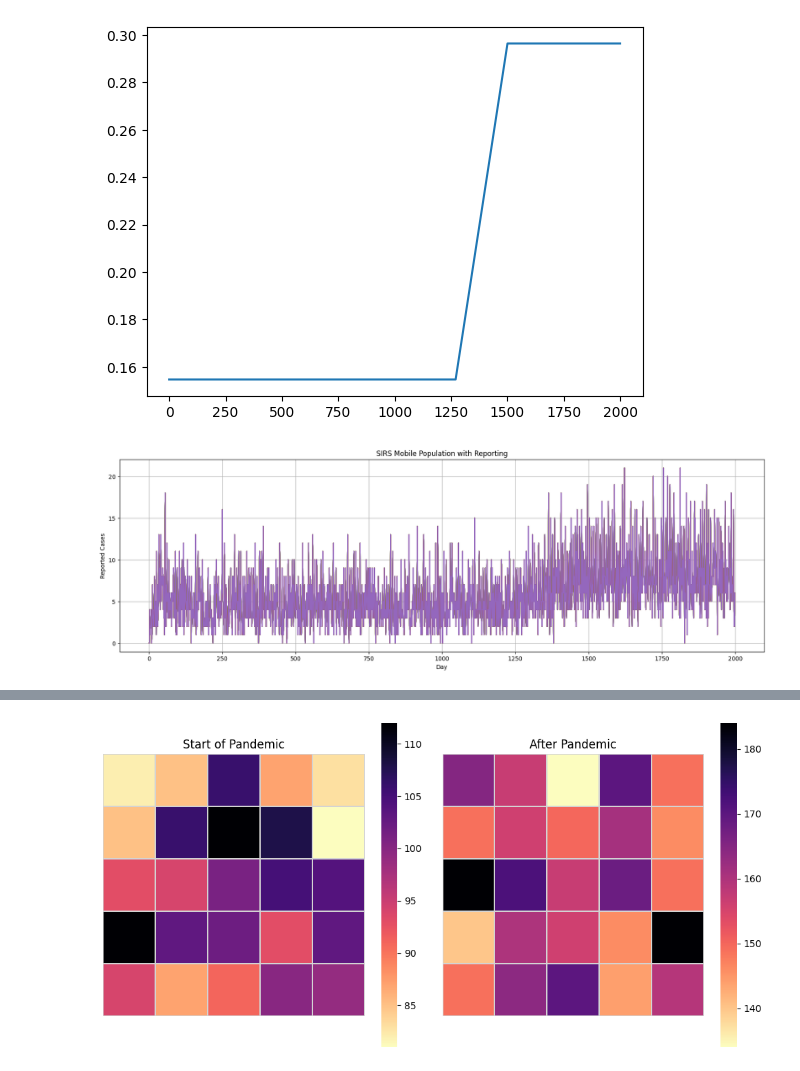
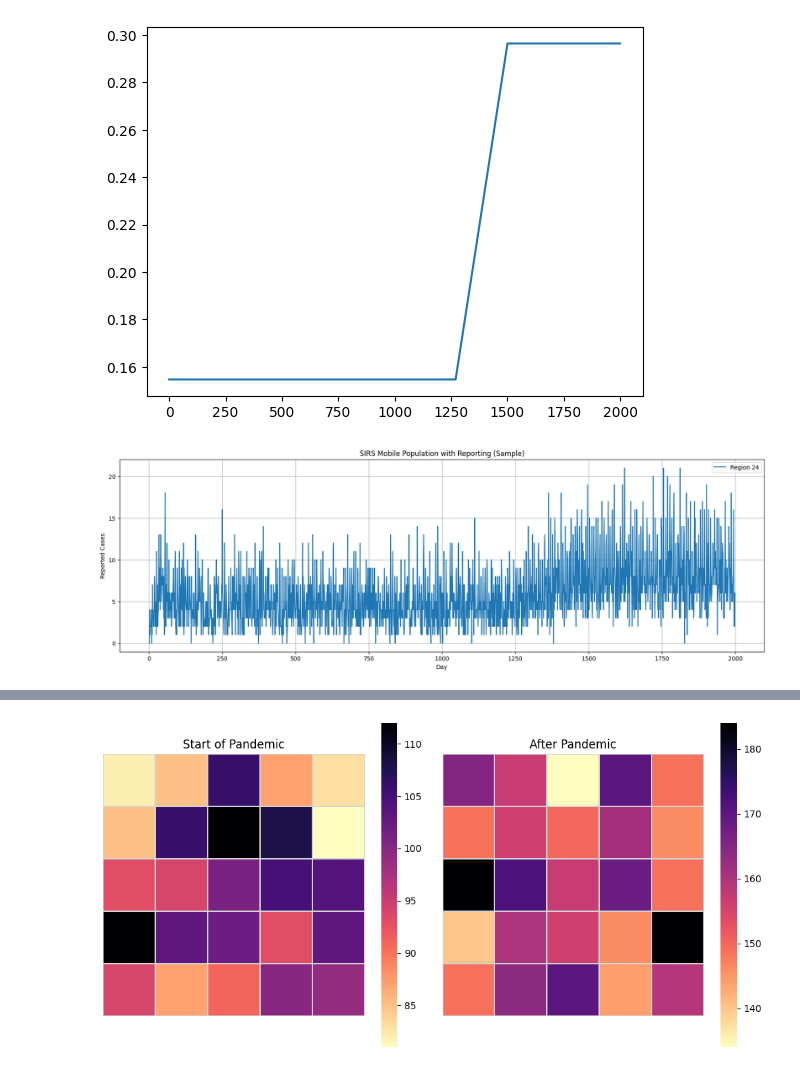
Before and after one commit to SahputraS/Outbreak-Simulation-and-Detection-Testing, a Jupyter notebook: SIRS_Metapopulation_With_Reporting.ipynb, the cells around one changed output, grey strips where cells are left out. Drawn from its saved outputs; the diff is of its cells as text; code cells hidden in the pictures.

```diff
--- a/SIRS_Metapopulation_With_Reporting.ipynb
+++ b/SIRS_Metapopulation_With_Reporting.ipynb
@@ -249,40 +249,38 @@ for t in range(1, days):
             use_delay=False  #false for instant reporting
         )
 
         if report_day is not None:
             reported_cases[r, report_day] += reported
 
 
     # #3. Mobility
     S[:, t] = mobility_grid(S[:, t], sigma=1.2, jump_fraction=0.05, min_cell_value=5)
     I[:, t] = mobility_grid(I[:, t], sigma=1.2, jump_fraction=0.05, min_cell_value=5)
     R[:, t] = mobility_grid(R[:, t], sigma=1.2, jump_fraction=0.05, min_cell_value=5)
     N_current = S[:, t] + I[:, t] + R[:, t]
 
 
 
 # Compile results
 data = pd.DataFrame([
     {'Day': t, 'Region': r,
      'Susceptible': S[r, t], 'Infected': I[r, t],
      'Recovered': R[r, t], 'Reported Cases': reported_cases[r, t], 'True Outbreak': true_outbreak_label[r, t]}
     for r in range(regions) for t in range(days)
 ])
 
 # Plot reported cases over time for each region
 plt.figure(figsize=(20, 6))
-for r in range(regions):
-    subset = data[data['Region'] == 2]
-    plt.plot(subset['Day'], subset['Reported Cases'], label=f'Region {r}')
+subset = data[data['Region'] == 2]
+plt.plot(subset['Day'], subset['Reported Cases'], label=f'Region {r}')
 plt.xlabel('Day')
 plt.ylabel('Reported Cases')
-# plt.ylabel('Infected')
-plt.title('SIRS Mobile Population with Reporting')
-# plt.legend()
+plt.title('SIRS Mobile Population with Reporting (Sample)')
+plt.legend()
 plt.grid(True)
 plt.show()
 # %% [output]
-[figure, old version]
+[figure, new version]
 # %%
 plt.figure(figsize=(20, 6))
 
```
Also changed, not shown: parts of 1 cell of this notebook.
